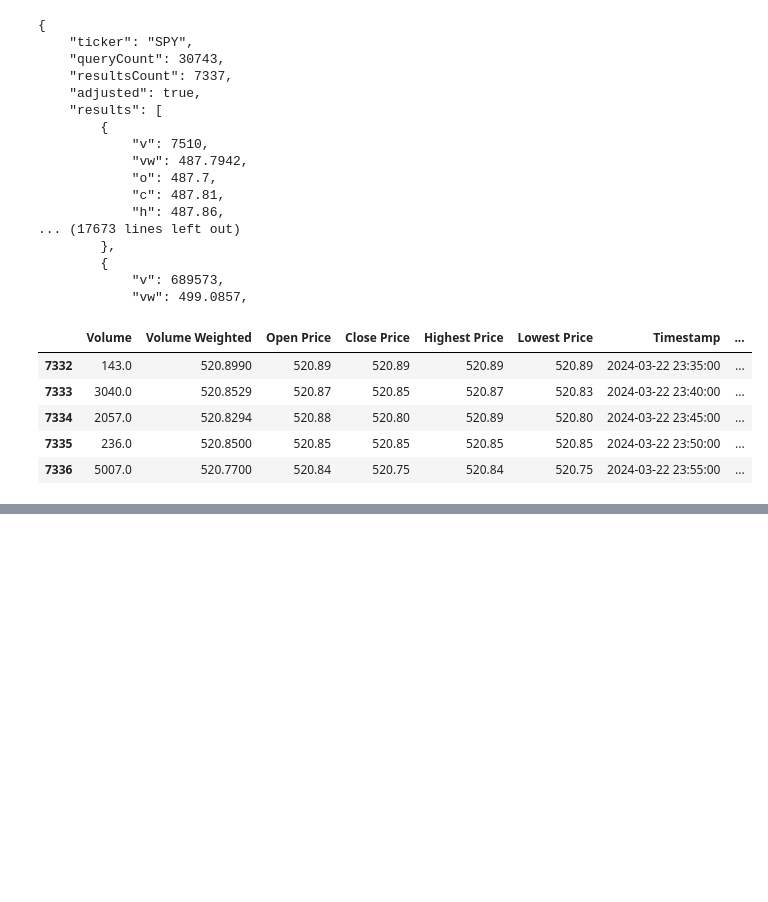
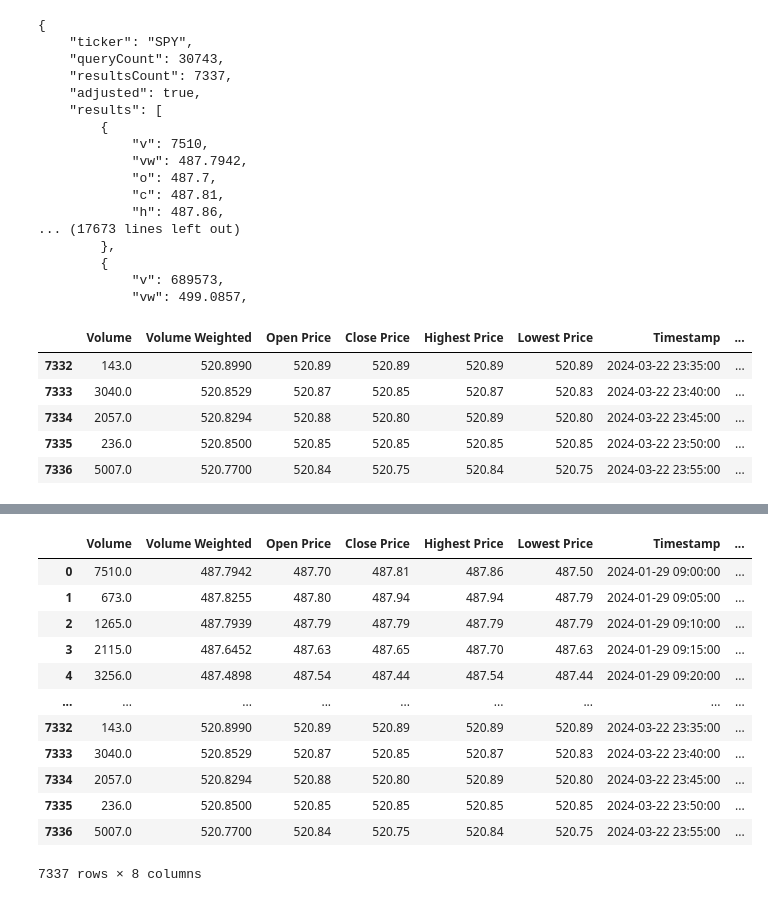
Before and after one commit to GuyInFreezer/project-2, a Jupyter notebook: Codes/api_data_grab.ipynb, the cells around one changed output, grey strips where cells are left out. Drawn from its saved outputs; the diff is of its cells as text; code cells hidden in the pictures; blank space fills up the shorter version.

```diff
--- a/Codes/api_data_grab.ipynb
+++ b/Codes/api_data_grab.ipynb
@@ -68,0 +90,19 @@ reviews_df.plot(kind='line',x='Timestamp', y='Close Price')
+# %%
+# Test CSV Import
+
+df = pd.read_csv('../Data/spy-agg-02-01-03-22.csv', parse_dates=['Timestamp'])
+df
+# %% [output]
+|  | Volume | Volume Weighted | Open Price | Close Price | Highest Price | Lowest Price | Timestamp | ... |
+| 0 | 7510.0 | 487.7942 | 487.70 | 487.81 | 487.86 | 487.50 | 2024-01-29 09:00:00 | ... |
+| 1 | 673.0 | 487.8255 | 487.80 | 487.94 | 487.94 | 487.79 | 2024-01-29 09:05:00 | ... |
+| 2 | 1265.0 | 487.7939 | 487.79 | 487.79 | 487.79 | 487.79 | 2024-01-29 09:10:00 | ... |
+| 3 | 2115.0 | 487.6452 | 487.63 | 487.65 | 487.70 | 487.63 | 2024-01-29 09:15:00 | ... |
+| 4 | 3256.0 | 487.4898 | 487.54 | 487.44 | 487.54 | 487.44 | 2024-01-29 09:20:00 | ... |
+| ... | ... | ... | ... | ... | ... | ... | ... | ... |
+| 7332 | 143.0 | 520.8990 | 520.89 | 520.89 | 520.89 | 520.89 | 2024-03-22 23:35:00 | ... |
+| 7333 | 3040.0 | 520.8529 | 520.87 | 520.85 | 520.87 | 520.83 | 2024-03-22 23:40:00 | ... |
+| 7334 | 2057.0 | 520.8294 | 520.88 | 520.80 | 520.89 | 520.80 | 2024-03-22 23:45:00 | ... |
+| 7335 | 236.0 | 520.8500 | 520.85 | 520.85 | 520.85 | 520.85 | 2024-03-22 23:50:00 | ... |
+| 7336 | 5007.0 | 520.7700 | 520.84 | 520.75 | 520.84 | 520.75 | 2024-03-22 23:55:00 | ... |
+7337 rows × 8 columns
```
Also changed, not shown: parts of 3 cells of this notebook, 1 other file.
